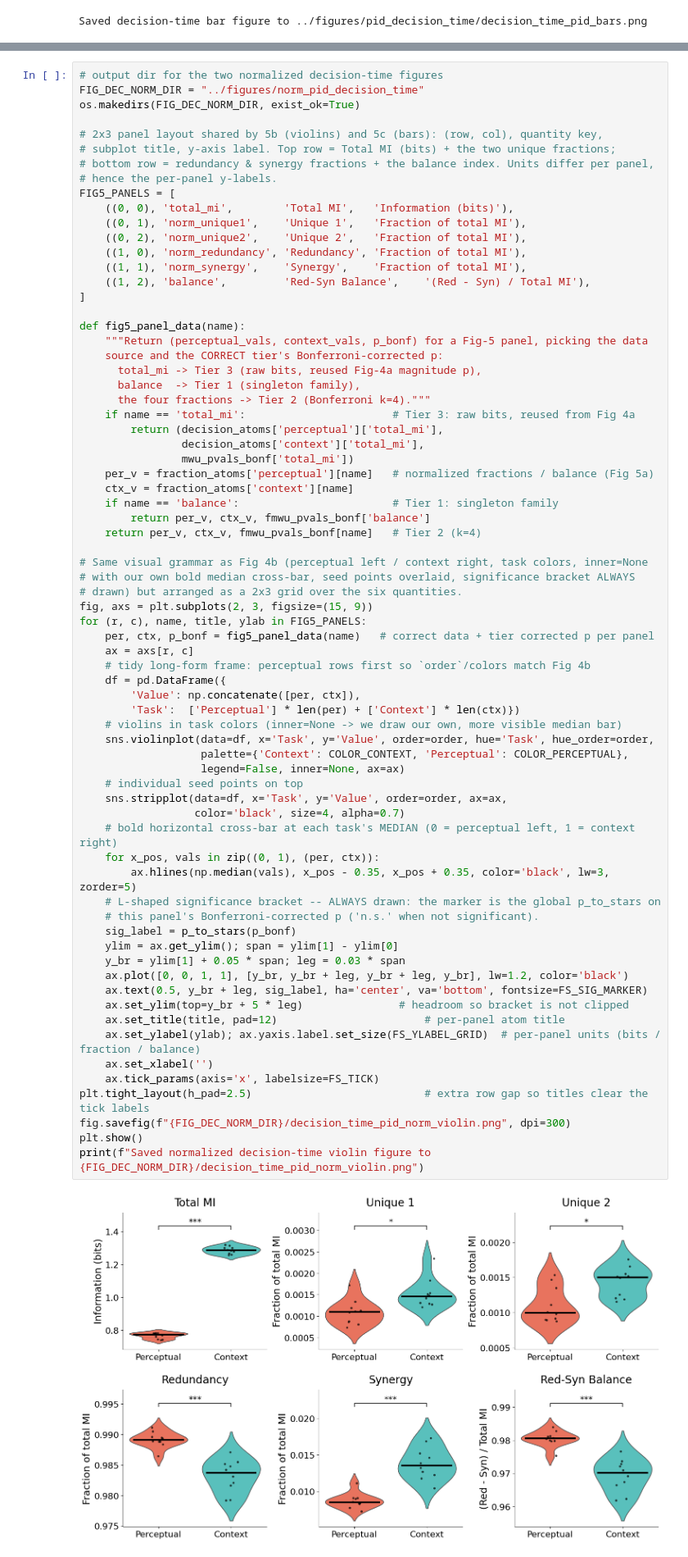
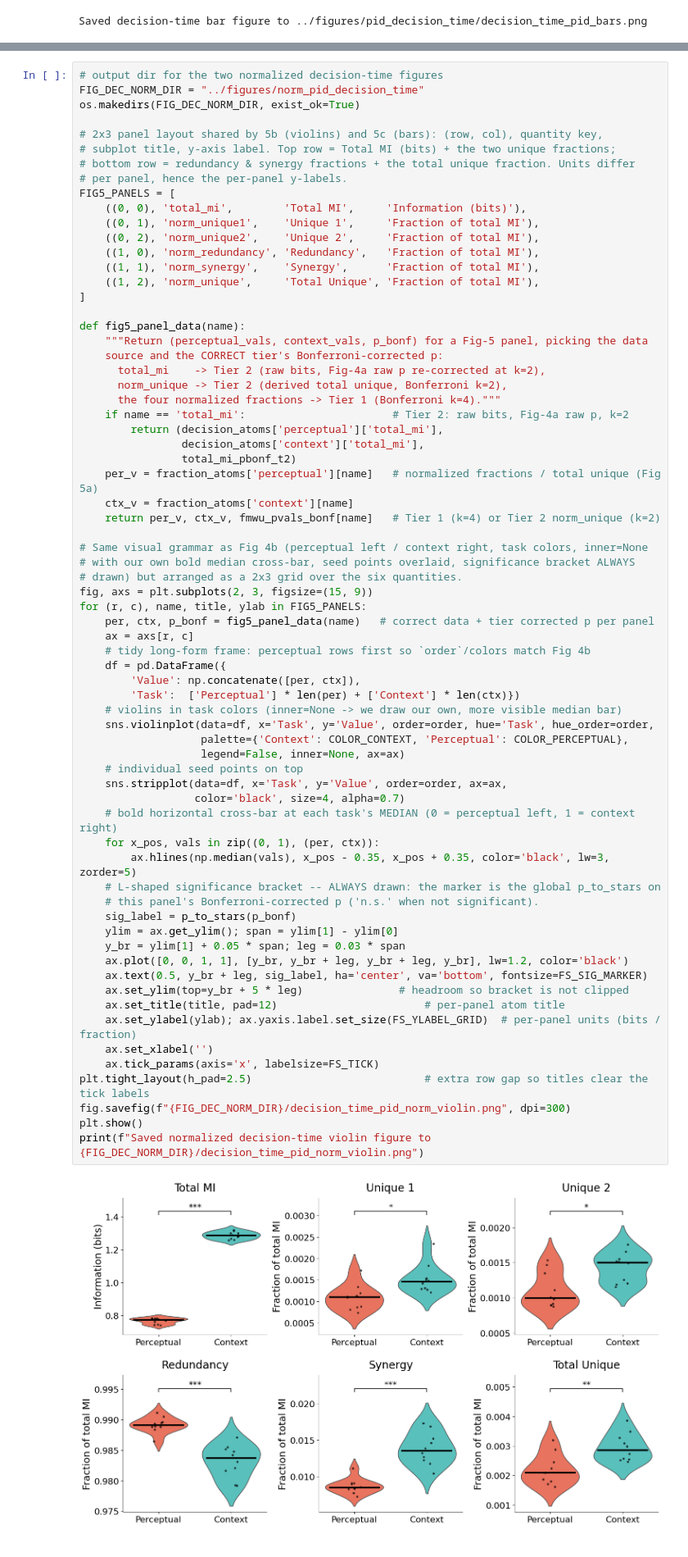
Before and after one commit to jgendra/NeuroAI-Project13, a Jupyter notebook: notebooks/06_Full_PID_analysis_pipeline.ipynb, the cells around one changed output, grey strips where cells are left out. Shown at 82% size. Saved outputs shown, nothing was run; the diff lists cells and outputs as text.

Commit message:
Replace balance with total unique PID analysis

```diff
--- a/notebooks/06_Full_PID_analysis_pipeline.ipynb
+++ b/notebooks/06_Full_PID_analysis_pipeline.ipynb
@@ -990,32 +1019,30 @@ os.makedirs(FIG_DEC_NORM_DIR, exist_ok=True)
 
 # 2x3 panel layout shared by 5b (violins) and 5c (bars): (row, col), quantity key,
 # subplot title, y-axis label. Top row = Total MI (bits) + the two unique fractions;
-# bottom row = redundancy & synergy fractions + the balance index. Units differ per panel,
-# hence the per-panel y-labels.
+# bottom row = redundancy & synergy fractions + the total unique fraction. Units differ
+# per panel, hence the per-panel y-labels.
 FIG5_PANELS = [
-    ((0, 0), 'total_mi',        'Total MI',   'Information (bits)'),
-    ((0, 1), 'norm_unique1',    'Unique 1',   'Fraction of total MI'),
-    ((0, 2), 'norm_unique2',    'Unique 2',   'Fraction of total MI'),
-    ((1, 0), 'norm_redundancy', 'Redundancy', 'Fraction of total MI'),
-    ((1, 1), 'norm_synergy',    'Synergy',    'Fraction of total MI'),
-    ((1, 2), 'balance',         'Red-Syn Balance',    '(Red - Syn) / Total MI'),
+    ((0, 0), 'total_mi',        'Total MI',     'Information (bits)'),
+    ((0, 1), 'norm_unique1',    'Unique 1',     'Fraction of total MI'),
+    ((0, 2), 'norm_unique2',    'Unique 2',     'Fraction of total MI'),
+    ((1, 0), 'norm_redundancy', 'Redundancy',   'Fraction of total MI'),
+    ((1, 1), 'norm_synergy',    'Synergy',      'Fraction of total MI'),
+    ((1, 2), 'norm_unique',     'Total Unique', 'Fraction of total MI'),
 ]
 
 def fig5_panel_data(name):
     """Return (perceptual_vals, context_vals, p_bonf) for a Fig-5 panel, picking the data
     source and the CORRECT tier's Bonferroni-corrected p:
-      total_mi -> Tier 3 (raw bits, reused Fig-4a magnitude p),
-      balance  -> Tier 1 (singleton family),
-      the four fractions -> Tier 2 (Bonferroni k=4)."""
-    if name == 'total_mi':                       # Tier 3: raw bits, reused from Fig 4a
+      total_mi    -> Tier 2 (raw bits, Fig-4a raw p re-corrected at k=2),
+      norm_unique -> Tier 2 (derived total unique, Bonferroni k=2),
+      the four normalized fractions -> Tier 1 (Bonferroni k=4)."""
+    if name == 'total_mi':                       # Tier 2: raw bits, Fig-4a raw p, k=2
         return (decision_atoms['perceptual']['total_mi'],
                 decision_atoms['context']['total_mi'],
-                mwu_pvals_bonf['total_mi'])
-    per_v = fraction_atoms['perceptual'][name]   # normalized fractions / balance (Fig 5a)
+                total_mi_pbonf_t2)
+    per_v = fraction_atoms['perceptual'][name]   # normalized fractions / total unique (Fig 5a)
     ctx_v = fraction_atoms['context'][name]
-    if name == 'balance':                        # Tier 1: singleton family
-        return per_v, ctx_v, fmwu_pvals_bonf['balance']
-    return per_v, ctx_v, fmwu_pvals_bonf[name]   # Tier 2 (k=4)
+    return per_v, ctx_v, fmwu_pvals_bonf[name]   # Tier 1 (k=4) or Tier 2 norm_unique (k=2)
 
 # Same visual grammar as Fig 4b (perceptual left / context right, task colors, inner=None
 # with our own bold median cross-bar, seed points overlaid, significance bracket ALWAYS
@@ -1027,35 +1054,35 @@ for (r, c), name, title, ylab in FIG5_PANELS:
     # tidy long-form frame: perceptual rows first so `order`/colors match Fig 4b
     df = pd.DataFrame({
         'Value': np.concatenate([per, ctx]),
         'Task':  ['Perceptual'] * len(per) + ['Context'] * len(ctx)})
     # violins in task colors (inner=None -> we draw our own, more visible median bar)
     sns.violinplot(data=df, x='Task', y='Value', order=order, hue='Task', hue_order=order,
                    palette={'Context': COLOR_CONTEXT, 'Perceptual': COLOR_PERCEPTUAL},
                    legend=False, inner=None, ax=ax)
     # individual seed points on top
     sns.stripplot(data=df, x='Task', y='Value', order=order, ax=ax,
                   color='black', size=4, alpha=0.7)
     # bold horizontal cross-bar at each task's MEDIAN (0 = perceptual left, 1 = context right)
     for x_pos, vals in zip((0, 1), (per, ctx)):
         ax.hlines(np.median(vals), x_pos - 0.35, x_pos + 0.35, color='black', lw=3, zorder=5)
     # L-shaped significance bracket -- ALWAYS drawn: the marker is the global p_to_stars on
     # this panel's Bonferroni-corrected p ('n.s.' when not significant).
     sig_label = p_to_stars(p_bonf)
     ylim = ax.get_ylim(); span = ylim[1] - ylim[0]
     y_br = ylim[1] + 0.05 * span; leg = 0.03 * span
     ax.plot([0, 0, 1, 1], [y_br, y_br + leg, y_br + leg, y_br], lw=1.2, color='black')
     ax.text(0.5, y_br + leg, sig_label, ha='center', va='bottom', fontsize=FS_SIG_MARKER)
     ax.set_ylim(top=y_br + 5 * leg)               # headroom so bracket is not clipped
     ax.set_title(title, pad=12)                       # per-panel atom title
-    ax.set_ylabel(ylab); ax.yaxis.label.set_size(FS_YLABEL_GRID)  # per-panel units (bits / fraction / balance)
+    ax.set_ylabel(ylab); ax.yaxis.label.set_size(FS_YLABEL_GRID)  # per-panel units (bits / fraction)
     ax.set_xlabel('')
     ax.tick_params(axis='x', labelsize=FS_TICK)
 plt.tight_layout(h_pad=2.5)                           # extra row gap so titles clear the tick labels
 fig.savefig(f"{FIG_DEC_NORM_DIR}/decision_time_pid_norm_violin.png", dpi=300)
 plt.show()
 print(f"Saved normalized decision-time violin figure to {FIG_DEC_NORM_DIR}/decision_time_pid_norm_violin.png")
 # %% [output]
-[figure, old version]
+[figure, new version]
 Saved normalized decision-time violin figure to ../figures/norm_pid_decision_time/decision_time_pid_norm_violin.png
 # %% [markdown]
 #### 5c. Normalized decision-time PID bars
```
Also changed, not shown: parts of 6 cells of this notebook, 4 other files.
